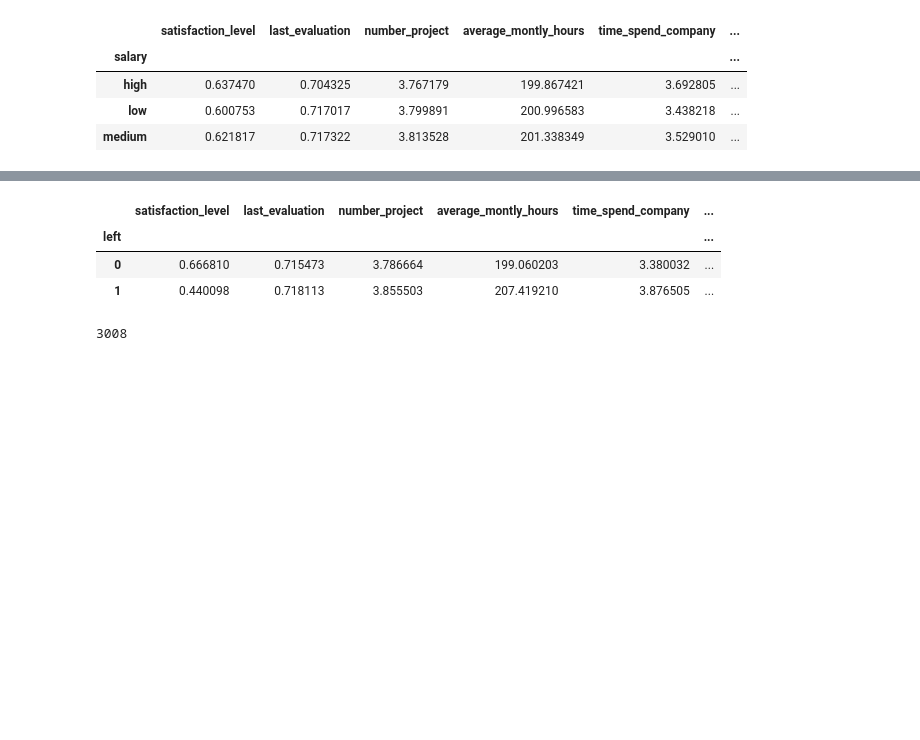
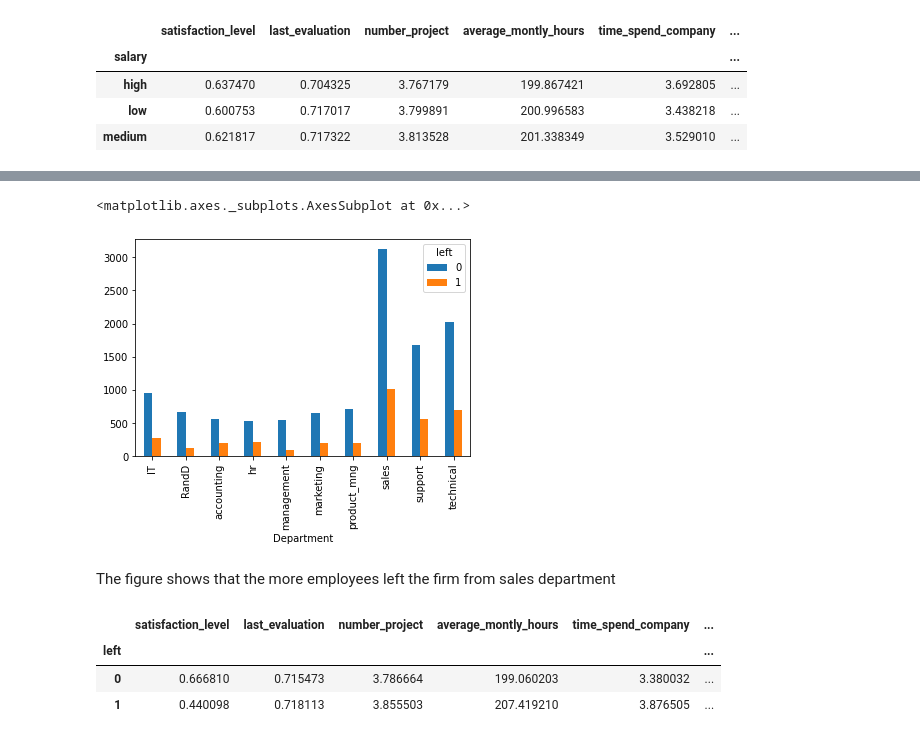
Before and after one commit to msalihk1git/Project_2, a Jupyter notebook: HR_Analytics.ipynb, the cells around one changed output, grey strips where cells are left out. Drawn from its saved outputs; the diff is of its cells as text; code cells hidden in the pictures; blank space fills up the shorter version.

```diff
--- a/HR_Analytics.ipynb
+++ b/HR_Analytics.ipynb
@@ -115,3 +141,10 @@ df.groupby("salary").mean()
+# %%
+pd.crosstab(df.Department,df.left).plot(kind='bar')
+# %% [output]
+<matplotlib.axes._subplots.AxesSubplot at 0x...>
+[figure, added]
+# %% [markdown]
+The figure shows that the more employees left  the firm from sales department
 # %%
 df.groupby("left").mean()
 # %% [output]
@@ -119,8 +152,3 @@ df.groupby("left").mean()
 | left |  |  |  |  |  | ... |
 | 0 | 0.666810 | 0.715473 | 3.786664 | 199.060203 | 3.380032 | ... |
 | 1 | 0.440098 | 0.718113 | 3.855503 | 207.419210 | 3.876505 | ... |
-# %%
-#Remove duplicates
-df.duplicated().sum()
-# %% [output]
-3008
```
Also changed, not shown: parts of 36 cells of this notebook.
